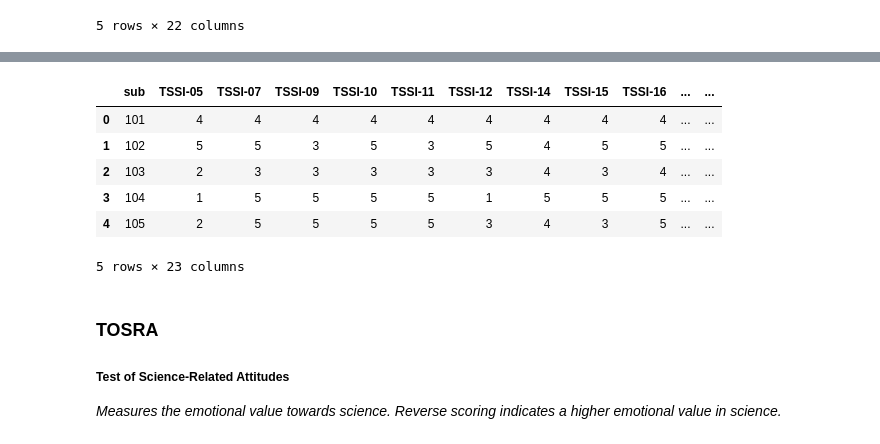
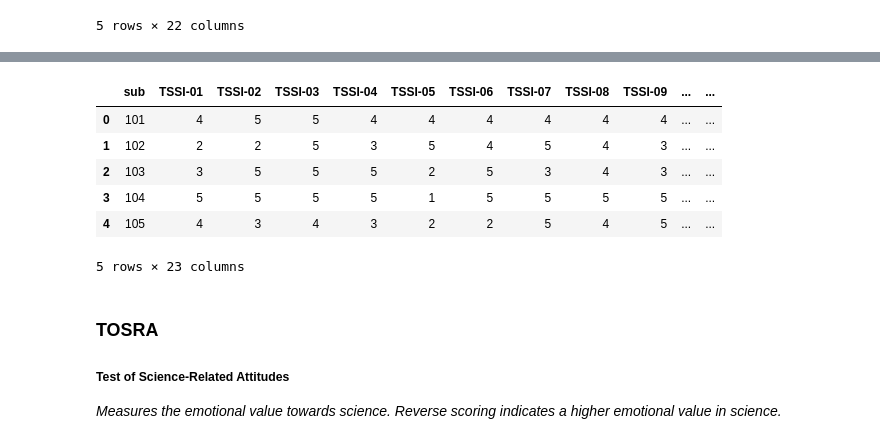
Before and after one commit to lighthall-lab/scilearn, a Jupyter notebook: 0.4.join_subject_level.ipynb, the cells around one changed output, grey strips where cells are left out. Saved outputs shown, nothing was run; the diff lists cells and outputs as text; code cells hidden in the pictures.

```diff
--- a/0.4.join_subject_level.ipynb
+++ b/0.4.join_subject_level.ipynb
@@ -115,11 +116,10 @@ def sum_subscale(df,label):
     df = df.reset_index()
     return(df)
 # %%
-def reverse_score(df,max_likert,label):
+def reverse_score(df,max_likert):
     df[[c.strip('r') for c in df.columns if c.endswith('r')]] = (max_likert +1) - df[[c for c in df.columns if c.endswith('r')]]
-    df = df.reindex(sorted(df.columns), axis=1)
     df = df[[c for c in df if not c.endswith('r')]]
-    df = sum_subscale(df,label)
+    df = df.reindex(sorted(df.columns), axis=1).set_index('sub').reset_index()
     return(df)
 # %% [markdown]
 ## NFCS
@@ -229,13 +213,14 @@ tssi_df.head()
 # %%
-tssi_df = reverse_score(tssi_df,5,'TSSI')
+tssi_df = reverse_score(tssi_df,5)
+tssi_df = sum_subscale(tssi_df,'TSSI')
 tssi_df.head()
 # %% [output]
-|  | sub | TSSI-05 | TSSI-07 | TSSI-09 | TSSI-10 | TSSI-11 | TSSI-12 | TSSI-14 | TSSI-15 | TSSI-16 | ... | ... |
-| 0 | 101 | 4 | 4 | 4 | 4 | 4 | 4 | 4 | 4 | 4 | ... | ... |
-| 1 | 102 | 5 | 5 | 3 | 5 | 3 | 5 | 4 | 5 | 5 | ... | ... |
-| 2 | 103 | 2 | 3 | 3 | 3 | 3 | 3 | 4 | 3 | 4 | ... | ... |
-| 3 | 104 | 1 | 5 | 5 | 5 | 5 | 1 | 5 | 5 | 5 | ... | ... |
-| 4 | 105 | 2 | 5 | 5 | 5 | 5 | 3 | 4 | 3 | 5 | ... | ... |
+|  | sub | TSSI-01 | TSSI-02 | TSSI-03 | TSSI-04 | TSSI-05 | TSSI-06 | TSSI-07 | TSSI-08 | TSSI-09 | ... | ... |
+| 0 | 101 | 4 | 5 | 5 | 4 | 4 | 4 | 4 | 4 | 4 | ... | ... |
+| 1 | 102 | 2 | 2 | 5 | 3 | 5 | 4 | 5 | 4 | 3 | ... | ... |
+| 2 | 103 | 3 | 5 | 5 | 5 | 2 | 5 | 3 | 4 | 3 | ... | ... |
+| 3 | 104 | 5 | 5 | 5 | 5 | 1 | 5 | 5 | 5 | 5 | ... | ... |
+| 4 | 105 | 4 | 3 | 4 | 3 | 2 | 2 | 5 | 4 | 5 | ... | ... |
 5 rows × 23 columns
 # %% [markdown]
 ### TOSRA
```
Also changed, not shown: parts of 19 cells of this notebook.
